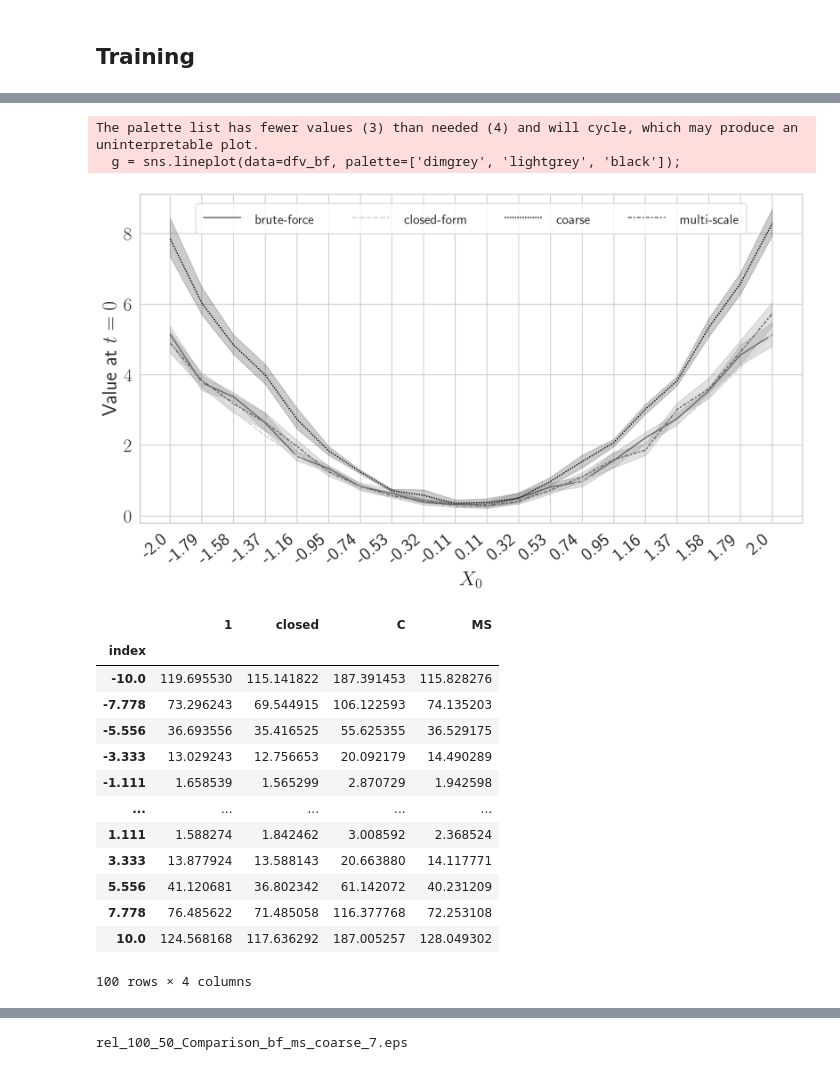
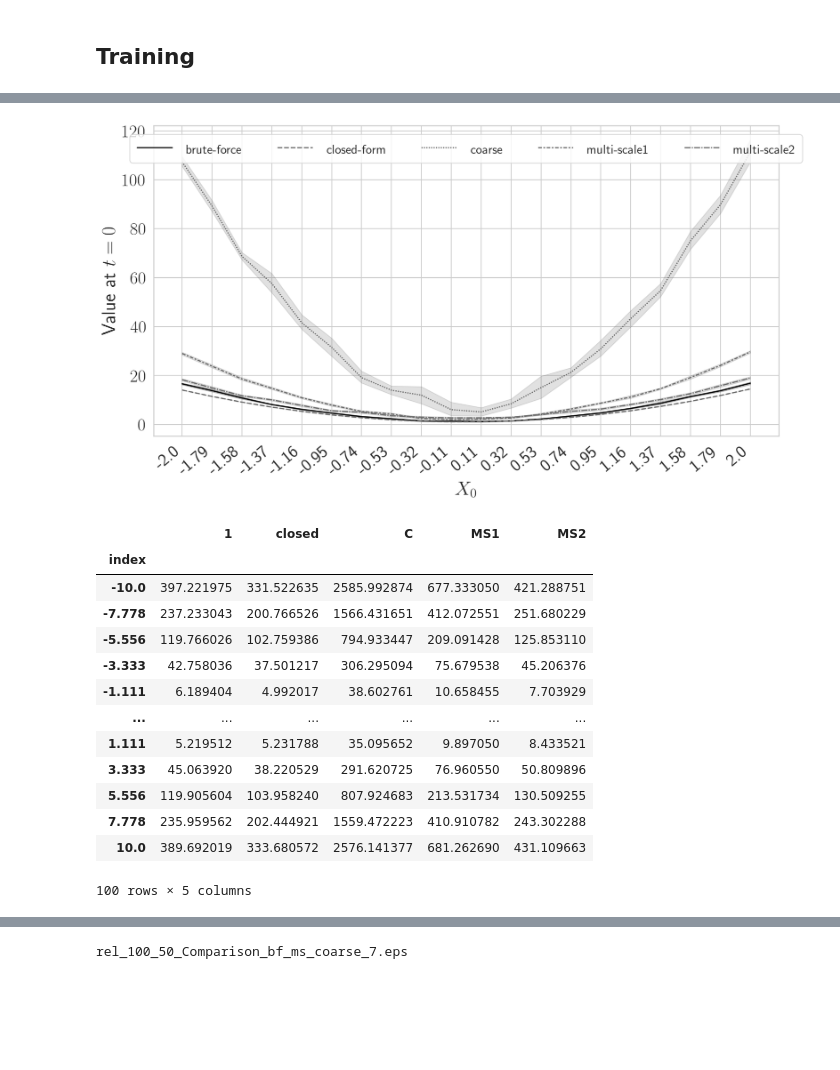
Before and after one commit to arashfahim/multiscale-PGM-for-stochastic-control, a Jupyter notebook: LQC/rewrite/LQC_Updated_v8.ipynb, the cells around one changed output, grey strips where cells are left out. Cells and saved outputs as stored; diff of their text form; code cells hidden in the pictures; blank space fills up the shorter version.

```diff
--- a/LQC/rewrite/LQC_Updated_v8.ipynb
+++ b/LQC/rewrite/LQC_Updated_v8.ipynb
@@ -1072,7 +1030,7 @@ ms2_model_params['intervals']
 # %% [markdown]
 ## instance creation
 # %%
-ms2 = multi_scale_pgm(ms1_model_params,lqsc_params, ms1, value_eval=False)
+ms2 = multi_scale_pgm(ms2_model_params,lqsc_params, ms1, value_eval=False)
 # %% [markdown]
 ## Training
 # %%
@@ -1102,4 +1096,10 @@ plt.savefig(s1+"_"+s2+version+".png")
 # %%
-for i,_ in df_ms.iterrows():
-    df_ms.loc[i,2] = ms2.cost_eval(ms2.policy,1,X[i%K]).clone().detach().numpy()
-df_ms
+df_ms2 = pd.DataFrame(np.zeros([K*L,4]),columns=[1,2,'C','closed']);
+for i,_ in df_ms2.iterrows():
+    df_ms2.loc[i,1] = ms1.cost_eval(ms1.policy,1,X[i%K]).clone().detach().numpy()
+    df_ms2.loc[i,2] = ms2.cost_eval(ms2.policy,1,X[i%K]).clone().detach().numpy()
+    df_ms2.loc[i,'C'] = lqsc.cost_eval(lqsc.policy,1,X[i%K]).clone().detach().numpy()
+df_ms2['closed'] = list(solution(tx))*L
+df_ms2['index'] = [str(np.round(x,3)) for x in X.clone().detach().numpy()]*L
+df_ms2.set_index('index',inplace=True,drop=True)
+df_ms2
@@ -1125,7 +1142,7 @@ plt.tight_layout();
 ## Parameters
 # %%
 bf_model_params = {
-    'num_samples':125,
+    'num_samples':100,
     'num_time_steps':ms2.Num_steps,
     'num_neurons_p':50,
     'num_neurons_v':10,
@@ -1149,58 +1171,58 @@ At epoch 500 the mean cost is 135.06427114306103.
 # %%
-dfv_bf = pd.DataFrame(np.zeros([K1*L,4]),columns=[1,'closed','C','MS']);
+dfv_bf = pd.DataFrame(np.zeros([K1*L,5]),columns=[1,'closed','C','MS1', 'MS2']);
 for i,_ in dfv_bf.iterrows():
     # df_bf.loc[i,10] = bf_lqsc.cost_eval(lqsc.policy,3000,X[i%K],policy_update_lag=10).clone().detach().numpy()
     dfv_bf.loc[i,1] = bf_lqsc.cost_eval(bf_lqsc.policy,1,X1[i%K1]).clone().detach().numpy()
     dfv_bf.loc[i,'C'] = lqsc.cost_eval(lqsc.policy,1,X1[i%K1]).clone().detach().numpy()
-    dfv_bf.loc[i,'MS'] = ms1.cost_eval(ms1.policy,1,X1[i%K1]).clone().detach().numpy()
+    dfv_bf.loc[i,'MS1'] = ms1.cost_eval(ms1.policy,1,X1[i%K1]).clone().detach().numpy()
+    dfv_bf.loc[i,'MS2'] = ms2.cost_eval(ms2.policy,1,X1[i%K1]).clone().detach().numpy()
 dfv_bf['closed'] = list(solution(tx1))*L
 dfv_bf['index'] = [str(np.round(x,3)) for x in X1.clone().detach().numpy()]*L
 dfv_bf.set_index('index',inplace=True,drop=True)
-dfv_bf.rename(columns={1:'brute-force', 'closed':'closed-form','C':'coarse', 'MS': 'multi-scale'},inplace=True)
+dfv_bf.rename(columns={1:'brute-force', 'closed':'closed-form','C':'coarse', 'MS1': 'multi-scale1', 'MS2': 'multi-scale2'},inplace=True)
 # %%
 plt.figure(figsize=(14,7),dpi=150);
 sns.set_style("whitegrid");
-g = sns.lineplot(data=dfv_bf, palette=['dimgrey', 'lightgrey', 'black']);
+g = sns.lineplot(data=dfv_bf, palette=['black', 'dimgrey', 'dimgrey', 'dimgrey','dimgrey']);
 g.set_xticklabels(list(np.round(X1.clone().detach().numpy(),2)));
 g.set_xlabel(r"$X_0$");
 g.set_ylabel(r"Value at $t=0$");
-sns.move_legend(g, "upper center", bbox_to_anchor=(.5, 1.), ncol=4, title=None)
+sns.move_legend(g, "upper center", bbox_to_anchor=(.5, 1.), ncol=5, title=None)
 plt.setp(g.get_legend().get_texts(), fontsize='16') # for legend text
 plt.setp(g.get_legend().get_title(), fontsize='12') # for legend title
 g.set_xticklabels([np.round(float(t.get_text()),2)  for t in g.get_xticklabels()], rotation=40, ha="right")
 s1 = str(model_params['num_samples'])
 s2 = str(ms1_model_params['num_samples'])
 plt.savefig("bf_"+s1+"_"+s2+version+".png")
 # %% [output]
-The palette list has fewer values (3) than needed (4) and will cycle, which may produce an uninterpretable plot.
-  g = sns.lineplot(data=dfv_bf, palette=['dimgrey', 'lightgrey', 'black']);
-[figure, old version]
+[figure, new version]
 # %%
-df_bf = pd.DataFrame(np.zeros([K*L,4]),columns=[1,'closed','C','MS']);
+df_bf = pd.DataFrame(np.zeros([K*L,5]),columns=[1,'closed','C','MS1', 'MS2']);
 for i,_ in df_bf.iterrows():
     # df_bf.loc[i,10] = bf_lqsc.cost_eval(lqsc.policy,3000,X[i%K],policy_update_lag=10).clone().detach().numpy()
     df_bf.loc[i,1] = bf_lqsc.cost_eval(bf_lqsc.policy,1,X[i%K]).clone().detach().numpy()
     df_bf.loc[i,'C'] = lqsc.cost_eval(lqsc.policy,1,X[i%K]).clone().detach().numpy()
-    df_bf.loc[i,'MS'] = ms1.cost_eval(ms1.policy,1,X[i%K]).clone().detach().numpy()
+    df_bf.loc[i,'MS1'] = ms1.cost_eval(ms1.policy,1,X[i%K]).clone().detach().numpy()
+    df_bf.loc[i,'MS2'] = ms2.cost_eval(ms2.policy,1,X[i%K]).clone().detach().numpy()
 df_bf['closed'] = list(solution(tx))*L
 df_bf['index'] = [str(np.round(x,3)) for x in X.clone().detach().numpy()]*L
 df_bf.set_index('index',inplace=True,drop=True)
 df_bf
 # %% [output]
-|  | 1 | closed | C | MS |
-| index |  |  |  |  |
-| -10.0 | 119.695530 | 115.141822 | 187.391453 | 115.828276 |
-| -7.778 | 73.296243 | 69.544915 | 106.122593 | 74.135203 |
-| -5.556 | 36.693556 | 35.416525 | 55.625355 | 36.529175 |
-| -3.333 | 13.029243 | 12.756653 | 20.092179 | 14.490289 |
-| -1.111 | 1.658539 | 1.565299 | 2.870729 | 1.942598 |
-| ... | ... | ... | ... | ... |
-| 1.111 | 1.588274 | 1.842462 | 3.008592 | 2.368524 |
-| 3.333 | 13.877924 | 13.588143 | 20.663880 | 14.117771 |
-| 5.556 | 41.120681 | 36.802342 | 61.142072 | 40.231209 |
-| 7.778 | 76.485622 | 71.485058 | 116.377768 | 72.253108 |
-| 10.0 | 124.568168 | 117.636292 | 187.005257 | 128.049302 |
+|  | 1 | closed | C | MS1 | MS2 |
+| index |  |  |  |  |  |
+| -10.0 | 397.221975 | 331.522635 | 2585.992874 | 677.333050 | 421.288751 |
+| -7.778 | 237.233043 | 200.766526 | 1566.431651 | 412.072551 | 251.680229 |
+| -5.556 | 119.766026 | 102.759386 | 794.933447 | 209.091428 | 125.853110 |
+| -3.333 | 42.758036 | 37.501217 | 306.295094 | 75.679538 | 45.206376 |
+| -1.111 | 6.189404 | 4.992017 | 38.602761 | 10.658455 | 7.703929 |
+| ... | ... | ... | ... | ... | ... |
+| 1.111 | 5.219512 | 5.231788 | 35.095652 | 9.897050 | 8.433521 |
+| 3.333 | 45.063920 | 38.220529 | 291.620725 | 76.960550 | 50.809896 |
+| 5.556 | 119.905604 | 103.958240 | 807.924683 | 213.531734 | 130.509255 |
+| 7.778 | 235.959562 | 202.444921 | 1559.472223 | 410.910782 | 243.302288 |
+| 10.0 | 389.692019 | 333.680572 | 2576.141377 | 681.262690 | 431.109663 |
-100 rows × 4 columns
+100 rows × 5 columns
 # %%
 df_box_bf = ((df_bf[1]-df_bf['closed'])/df_bf['closed']).reset_index()
 df_box_bf.columns = ['x', 'rel_error']
```
Also changed, not shown: parts of 34 cells of this notebook, 6 other files.
